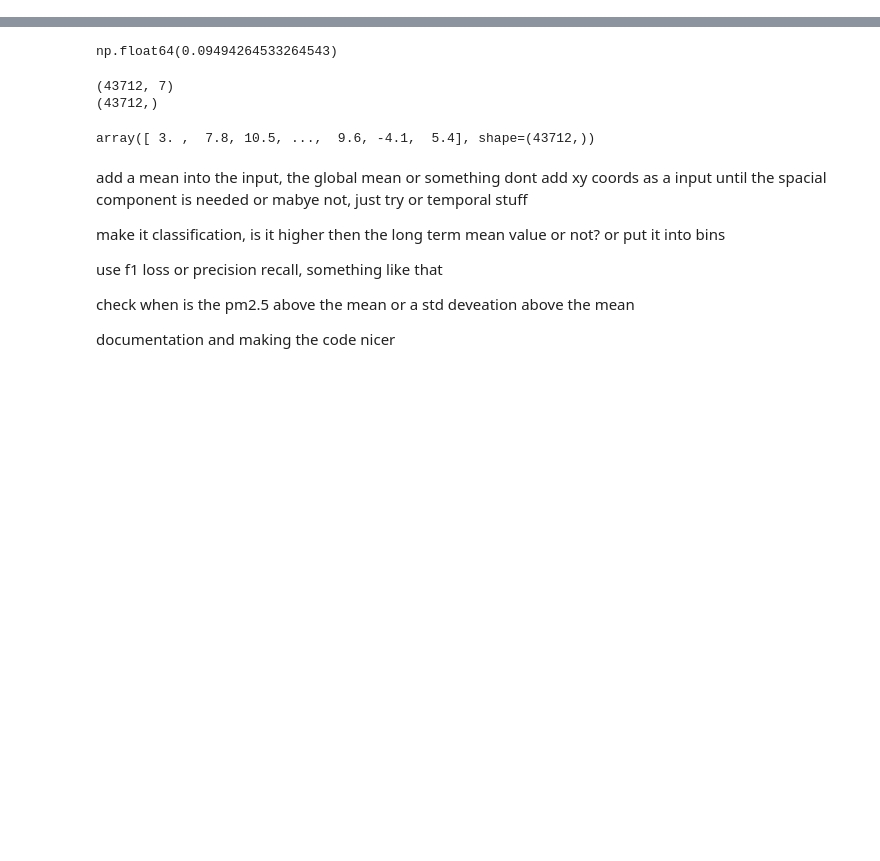
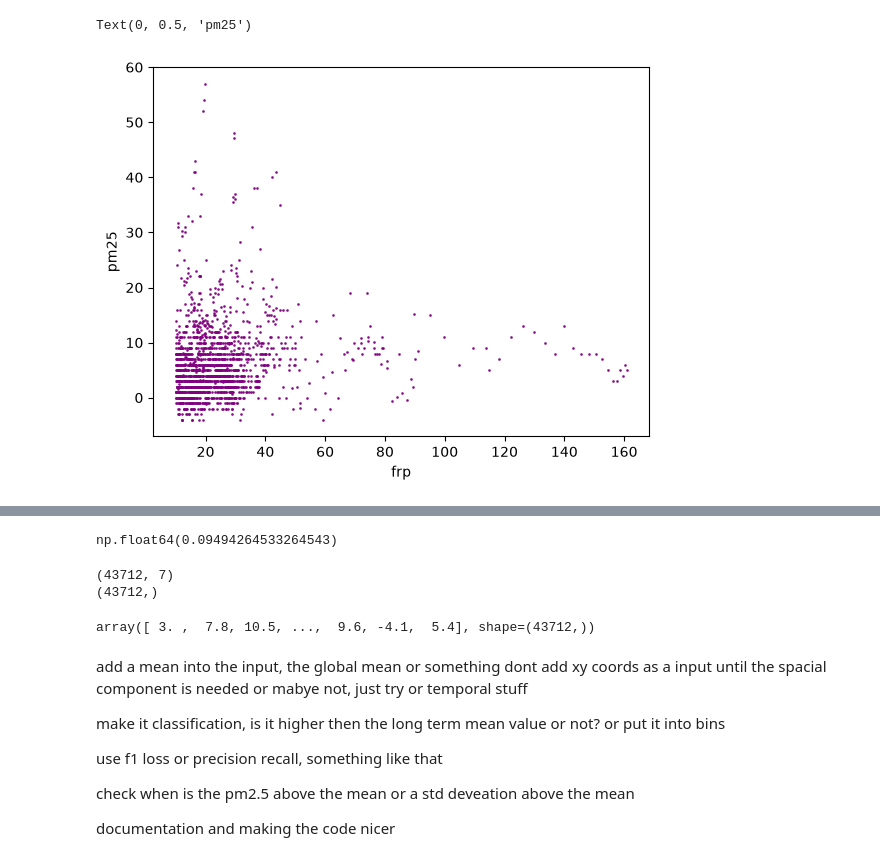
Before and after one commit to NoahWanless/fireAirqaulity, a Jupyter notebook: trainmodel.ipynb, the cells around one changed output, grey strips where cells are left out. Cells and saved outputs as stored; diff of their text form; code cells hidden in the pictures; blank space fills up the shorter version.

```diff
--- a/trainmodel.ipynb
+++ b/trainmodel.ipynb
@@ -13 +13,15 @@ from torch_models import mlp_baseline
 from pyproj import CRS, Transformer
+# %%
+path = "/home/exouser/fireAirqaulity/training_data/X_train.csv"
+
+column_names = ['thing', 'thing2', 'thing3', 'thing4','thing5','frp','pm','futpm']
+
+df = pd.read_csv(path, names=column_names, header=None)
+# %%
+threshold = 10
+plt.scatter(df[df['frp']>threshold]['frp'], df[df['frp']>threshold]['pm'], color="purple", marker="o", s=1, alpha=0.8)
+plt.xlabel("frp")
+plt.ylabel("pm25")
+# %% [output]
+Text(0, 0.5, 'pm25')
+[figure, added]
```
Also changed, not shown: parts of 7 cells of this notebook, 8 other files.
